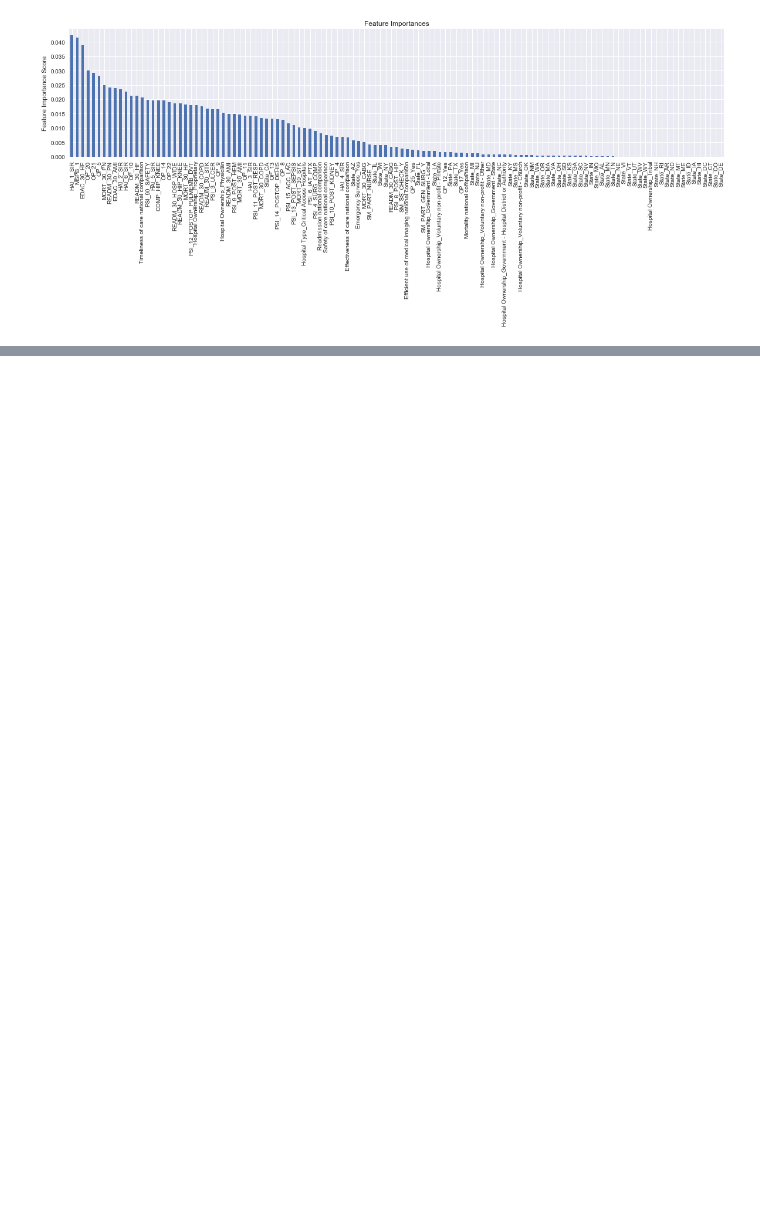
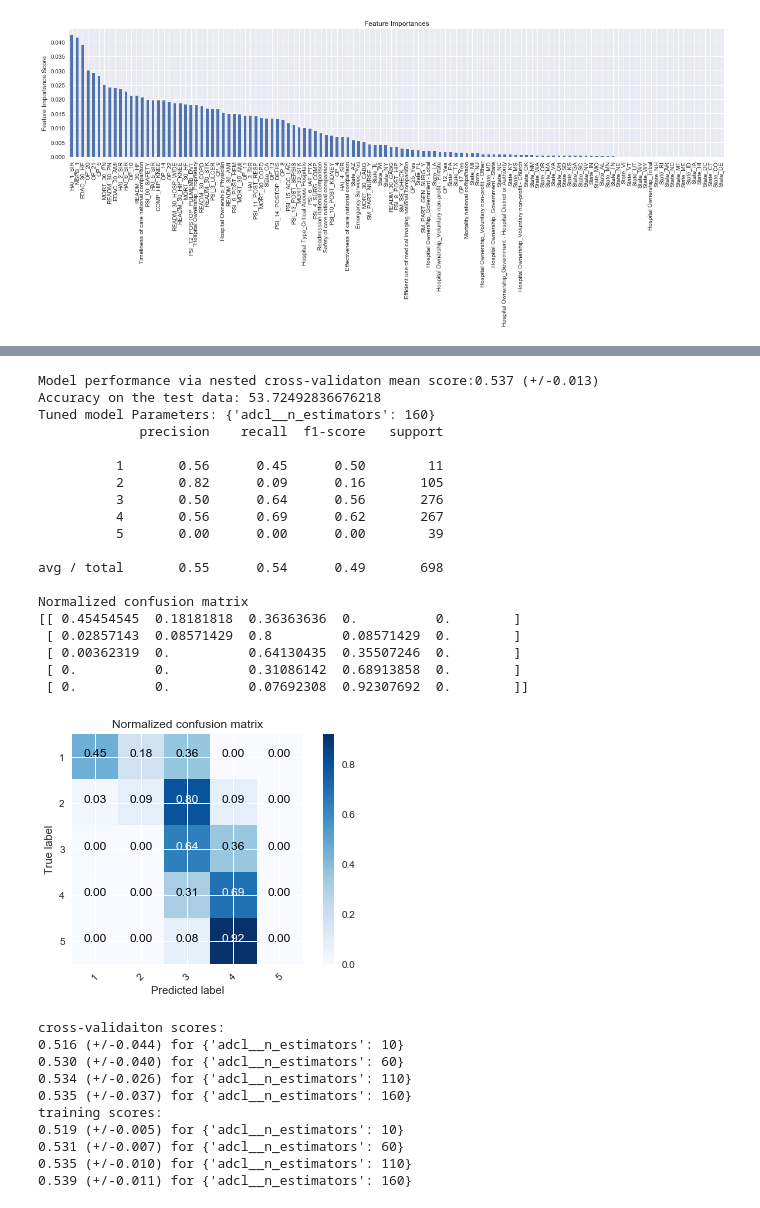
Before and after one commit to hmirzaee/Springboard, a Jupyter notebook: Capstone_1/Modeling/predictive_modeling.ipynb, the cells around one changed output, grey strips where cells are left out. Saved outputs shown, nothing was run; the diff lists cells and outputs as text; code cells hidden in the pictures; blank space fills up the shorter version.

```diff
--- a/Capstone_1/Modeling/predictive_modeling.ipynb
+++ b/Capstone_1/Modeling/predictive_modeling.ipynb
@@ -1373,0 +1261,46 @@ df_hospital.info()
+# %%
+# Adaboost Classification
+from sklearn.ensemble import AdaBoostClassifier
+
+steps_adcl = [('imputatoin', Imputer(missing_values='NaN', strategy='most_frequent', axis=0)),
+               ('scaler', StandardScaler()),
+               ('adcl', AdaBoostClassifier(random_state=0, learning_rate = 0.1))]
+pipeline_adcl = Pipeline(steps_adcl)
+
+parameters_adcl = {'adcl__n_estimators':np.arange(10,200, 50)}
+
+cnf_matrix, cv =apply_model(X_all, y, pipeline_adcl, parameters_adcl,
+                             valid_param_name='adcl__n_estimators',valid_curve = 0,
+                             learn_curve = 0, classification=1, nested = True, scoring = f1_score,
+                             random_state = 12, feature_imp = False, randomized_search = False)
+# %% [output]
+Model performance via nested cross-validaton mean score:0.537 (+/-0.013)
+Accuracy on the test data: 53.72492836676218
+Tuned model Parameters: {'adcl__n_estimators': 160}
+             precision    recall  f1-score   support
+
+          1       0.56      0.45      0.50        11
+          2       0.82      0.09      0.16       105
+          3       0.50      0.64      0.56       276
+          4       0.56      0.69      0.62       267
+          5       0.00      0.00      0.00        39
+
+avg / total       0.55      0.54      0.49       698
+
+Normalized confusion matrix
+[[ 0.45454545  0.18181818  0.36363636  0.          0.        ]
+ [ 0.02857143  0.08571429  0.8         0.08571429  0.        ]
+ [ 0.00362319  0.          0.64130435  0.35507246  0.        ]
+ [ 0.          0.          0.31086142  0.68913858  0.        ]
+ [ 0.          0.          0.07692308  0.92307692  0.        ]]
+[figure, added]
+cross-validaiton scores:
+0.516 (+/-0.044) for {'adcl__n_estimators': 10}
+0.530 (+/-0.040) for {'adcl__n_estimators': 60}
+0.534 (+/-0.026) for {'adcl__n_estimators': 110}
+0.535 (+/-0.037) for {'adcl__n_estimators': 160}
+training scores:
+0.519 (+/-0.005) for {'adcl__n_estimators': 10}
+0.531 (+/-0.007) for {'adcl__n_estimators': 60}
+0.535 (+/-0.010) for {'adcl__n_estimators': 110}
+0.539 (+/-0.011) for {'adcl__n_estimators': 160}
```
Also changed, not shown: parts of 56 cells of this notebook.
